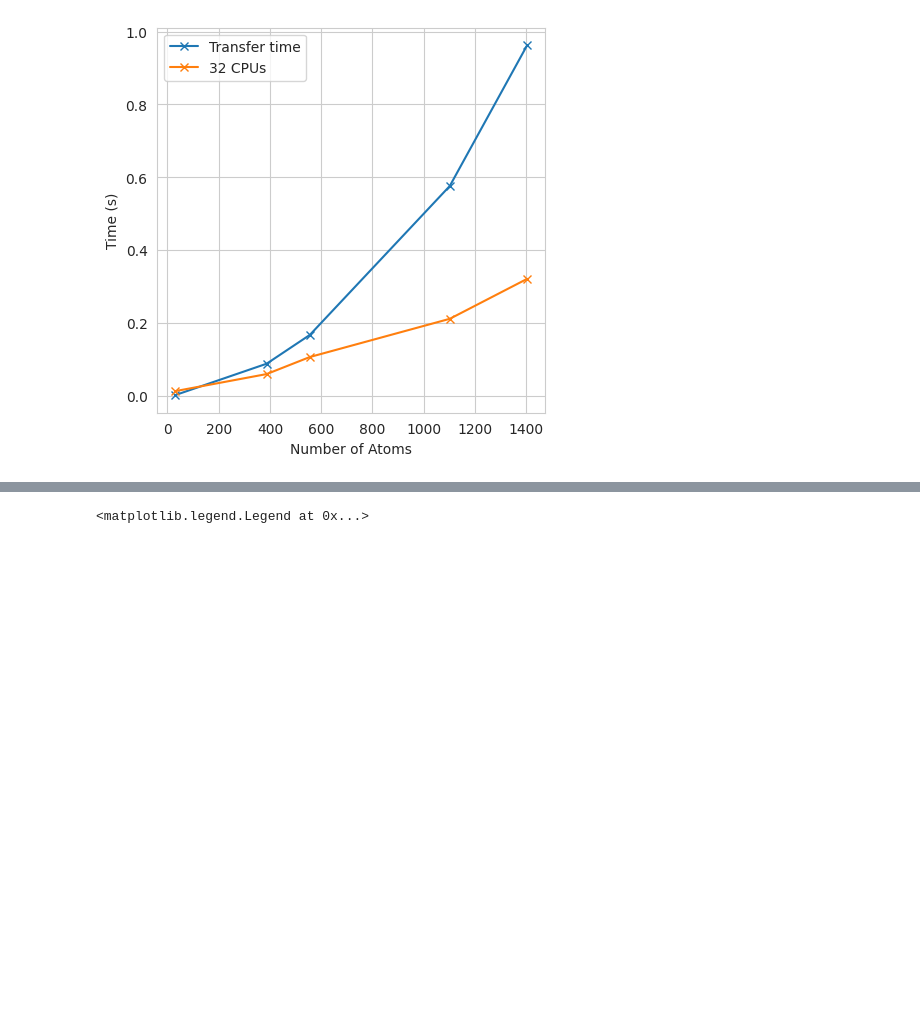
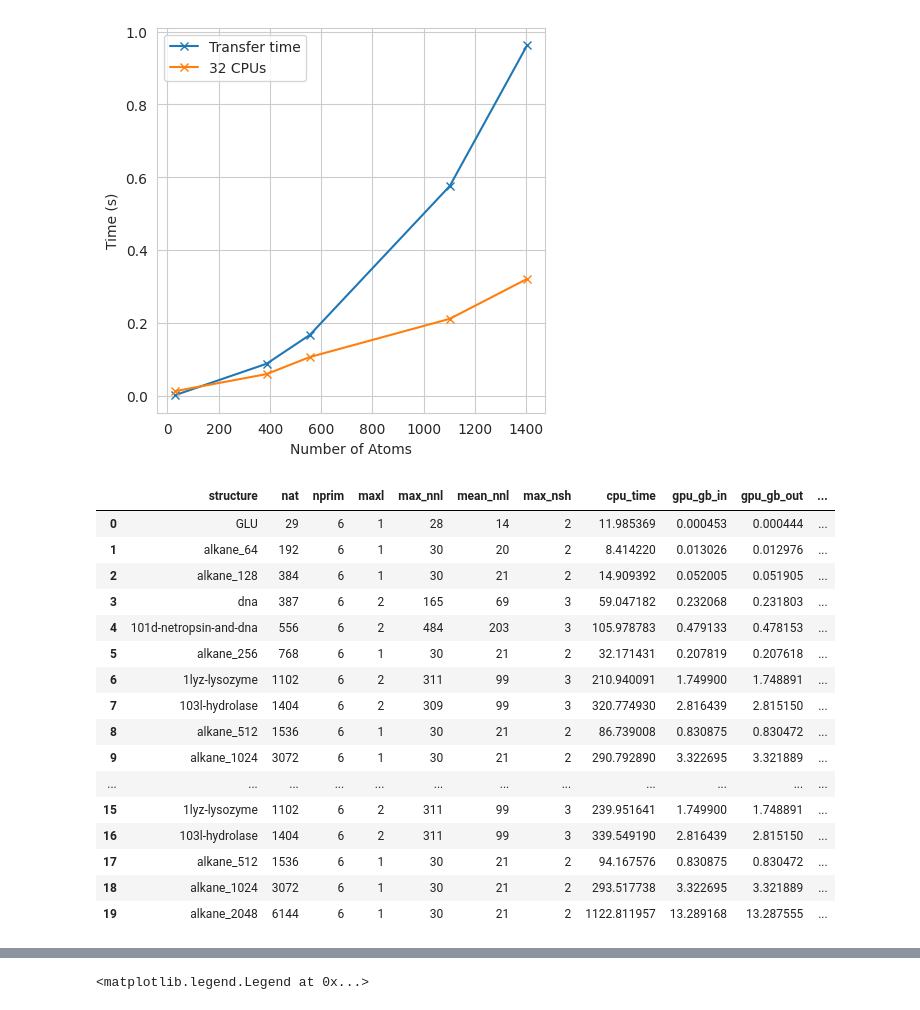
Before and after one commit to tornikeo/tblite, a Jupyter notebook: notes/make_figures.ipynb, the cells around one changed output, grey strips where cells are left out. Drawn from its saved outputs; the diff is of its cells as text; code cells hidden in the pictures; blank space fills up the shorter version.

```diff
--- a/notes/make_figures.ipynb
+++ b/notes/make_figures.ipynb
@@ -142,3 +124,23 @@ def make_process_on_cpu_vs_copy_to_gpu(df):
 make_process_on_cpu_vs_copy_to_gpu(df)
 # %% [output]
 [figure]
+# %%
+df
+# %% [output]
+|  | structure | nat | nprim | maxl | max_nnl | mean_nnl | max_nsh | cpu_time | gpu_gb_in | gpu_gb_out | ... |
+| 0 | GLU | 29 | 6 | 1 | 28 | 14 | 2 | 11.985369 | 0.000453 | 0.000444 | ... |
+| 1 | alkane_64 | 192 | 6 | 1 | 30 | 20 | 2 | 8.414220 | 0.013026 | 0.012976 | ... |
+| 2 | alkane_128 | 384 | 6 | 1 | 30 | 21 | 2 | 14.909392 | 0.052005 | 0.051905 | ... |
+| 3 | dna | 387 | 6 | 2 | 165 | 69 | 3 | 59.047182 | 0.232068 | 0.231803 | ... |
+| 4 | 101d-netropsin-and-dna | 556 | 6 | 2 | 484 | 203 | 3 | 105.978783 | 0.479133 | 0.478153 | ... |
+| 5 | alkane_256 | 768 | 6 | 1 | 30 | 21 | 2 | 32.171431 | 0.207819 | 0.207618 | ... |
+| 6 | 1lyz-lysozyme | 1102 | 6 | 2 | 311 | 99 | 3 | 210.940091 | 1.749900 | 1.748891 | ... |
+| 7 | 103l-hydrolase | 1404 | 6 | 2 | 309 | 99 | 3 | 320.774930 | 2.816439 | 2.815150 | ... |
+| 8 | alkane_512 | 1536 | 6 | 1 | 30 | 21 | 2 | 86.739008 | 0.830875 | 0.830472 | ... |
+| 9 | alkane_1024 | 3072 | 6 | 1 | 30 | 21 | 2 | 290.792890 | 3.322695 | 3.321889 | ... |
+| ... | ... | ... | ... | ... | ... | ... | ... | ... | ... | ... | ... |
+| 15 | 1lyz-lysozyme | 1102 | 6 | 2 | 311 | 99 | 3 | 239.951641 | 1.749900 | 1.748891 | ... |
+| 16 | 103l-hydrolase | 1404 | 6 | 2 | 311 | 99 | 3 | 339.549190 | 2.816439 | 2.815150 | ... |
+| 17 | alkane_512 | 1536 | 6 | 1 | 30 | 21 | 2 | 94.167576 | 0.830875 | 0.830472 | ... |
+| 18 | alkane_1024 | 3072 | 6 | 1 | 30 | 21 | 2 | 293.517738 | 3.322695 | 3.321889 | ... |
+| 19 | alkane_2048 | 6144 | 6 | 1 | 30 | 21 | 2 | 1122.811957 | 13.289168 | 13.287555 | ... |
```
Also changed, not shown: parts of 5 cells of this notebook, 3 other files.
